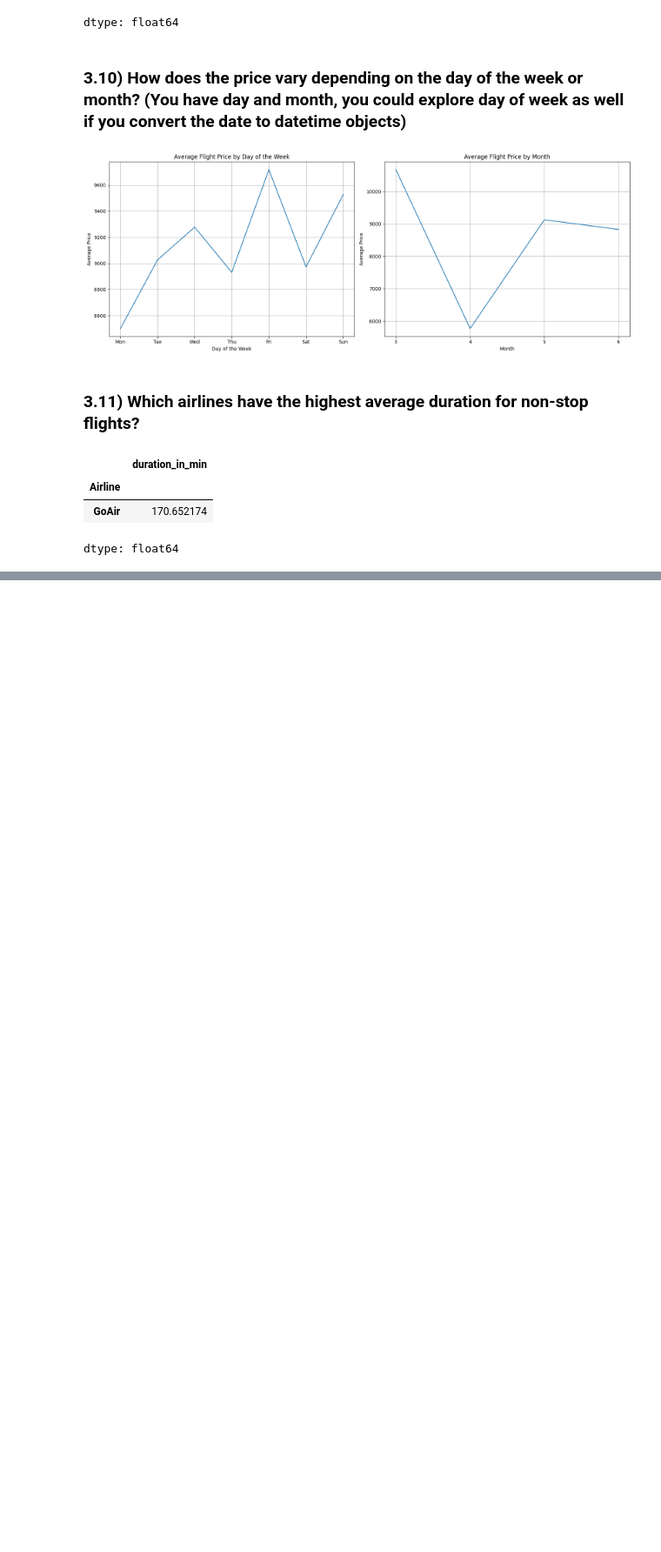
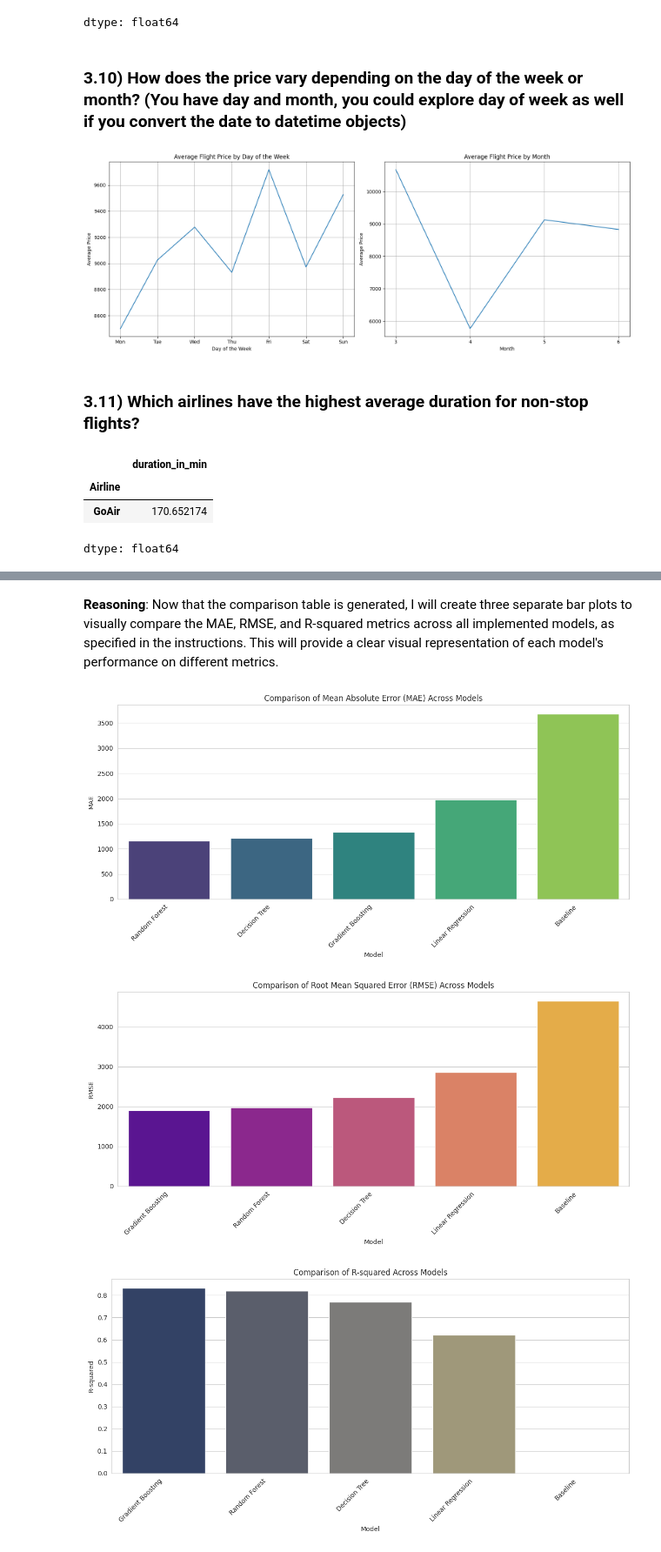
Before and after one commit to DeVs2611/Flight_Price_Data_Analysis_using_Python, a Jupyter notebook: Flight_Price.ipynb, the cells around one changed output, grey strips where cells are left out. Shown at 87% size. Cells and saved outputs as stored; diff of their text form; code cells hidden in the pictures; blank space fills up the shorter version.

```diff
--- a/Flight_Price.ipynb
+++ b/Flight_Price.ipynb
@@ -744,0 +1035,7 @@ dtype: float64
+# %%
+from sklearn.model_selection import KFold, cross_val_score
+
+# Create a KFold object for 5-fold cross-validation
+kf = KFold(n_splits=5, shuffle=True, random_state=42)
+
+print("KFold object created for 5-fold cross-validation.")
@@ -744,0 +1047,4 @@ dtype: float64
+# %%
+cv_rmse_lr = -cross_val_score(linear_reg_model, X, y, cv=kf, scoring='neg_root_mean_squared_error')
+mean_cv_rmse_lr = np.mean(cv_rmse_lr)
+print(f"Linear Regression - Mean Cross-Validation RMSE: {mean_cv_rmse_lr:.2f}")
@@ -744,0 +1056,4 @@ dtype: float64
+# %%
+cv_rmse_dt = -cross_val_score(best_dt_regressor, X, y, cv=kf, scoring='neg_root_mean_squared_error')
+mean_cv_rmse_dt = np.mean(cv_rmse_dt)
+print(f"Decision Tree Regressor - Mean Cross-Validation RMSE: {mean_cv_rmse_dt:.2f}")
@@ -744,0 +1065,4 @@ dtype: float64
+# %%
+cv_rmse_rf = -cross_val_score(rf_regressor, X, y, cv=kf, scoring='neg_root_mean_squared_error')
+mean_cv_rmse_rf = np.mean(cv_rmse_rf)
+print(f"Random Forest Regressor - Mean Cross-Validation RMSE: {mean_cv_rmse_rf:.2f}")
@@ -744,0 +1125,39 @@ dtype: float64
+# %% [markdown]
+**Reasoning**:
+Now that the comparison table is generated, I will create three separate bar plots to visually compare the MAE, RMSE, and R-squared metrics across all implemented models, as specified in the instructions. This will provide a clear visual representation of each model's performance on different metrics.
+# %%
+# Set up plot styles
+sns.set_style('whitegrid')
+
+
+plt.figure(figsize=(12, 6))
+sns.barplot(x=comparison_df.sort_values(by='MAE', ascending=True).index, y=comparison_df.sort_values(by='MAE', ascending=True)['MAE'], hue=comparison_df.sort_values(by='MAE', ascending=True).index, palette='viridis', legend=False)
+plt.title('Comparison of Mean Absolute Error (MAE) Across Models')
+plt.xlabel('Model')
+plt.ylabel('MAE')
+plt.xticks(rotation=45, ha='right')
+plt.tight_layout()
+plt.show()
+
+
+plt.figure(figsize=(12, 6))
+sns.barplot(x=comparison_df.sort_values(by='RMSE', ascending=True).index, y=comparison_df.sort_values(by='RMSE', ascending=True)['RMSE'], hue=comparison_df.sort_values(by='RMSE', ascending=True).index, palette='plasma', legend=False)
+plt.title('Comparison of Root Mean Squared Error (RMSE) Across Models')
+plt.xlabel('Model')
+plt.ylabel('RMSE')
+plt.xticks(rotation=45, ha='right')
+plt.tight_layout()
+plt.show()
+
+plt.figure(figsize=(12, 6))
+sns.barplot(x=comparison_df.sort_values(by='R-squared', ascending=False).index, y=comparison_df.sort_values(by='R-squared', ascending=False)['R-squared'], hue=comparison_df.sort_values(by='R-squared', ascending=False).index, palette='cividis', legend=False)
+plt.title('Comparison of R-squared Across Models')
+plt.xlabel('Model')
+plt.ylabel('R-squared')
+plt.xticks(rotation=45, ha='right')
+plt.tight_layout()
+plt.show()
+# %% [output]
+[figure, added]
+[figure, added]
+[figure, added]
```
Also changed, not shown: parts of 35 cells of this notebook.
